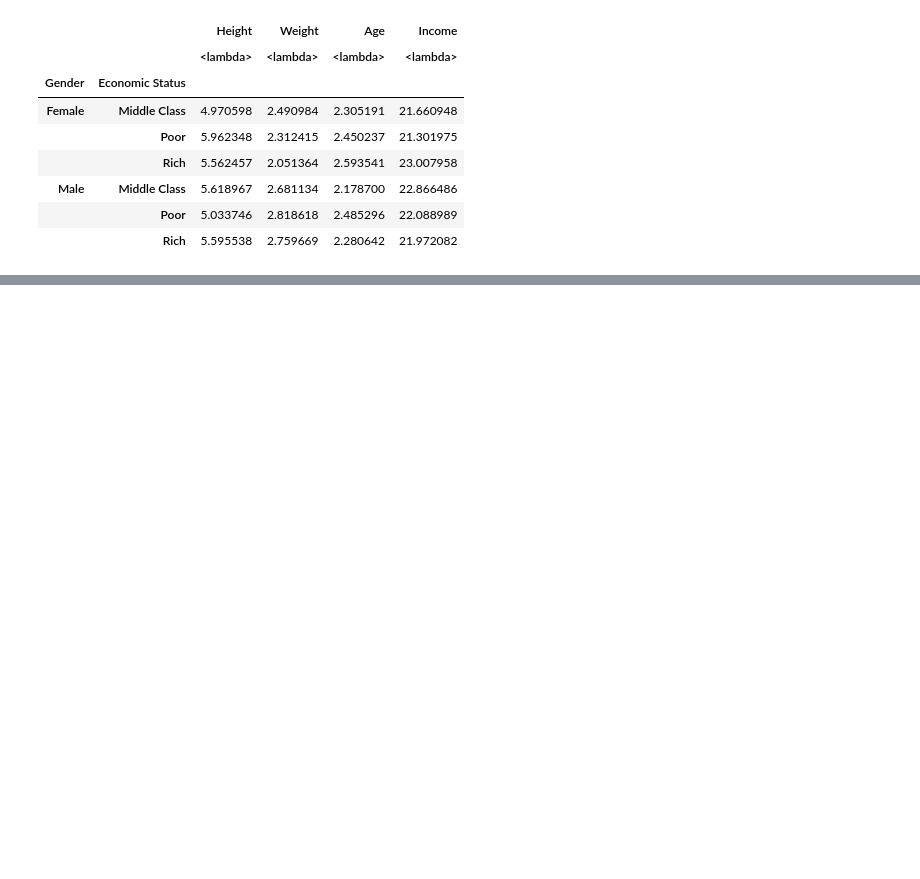
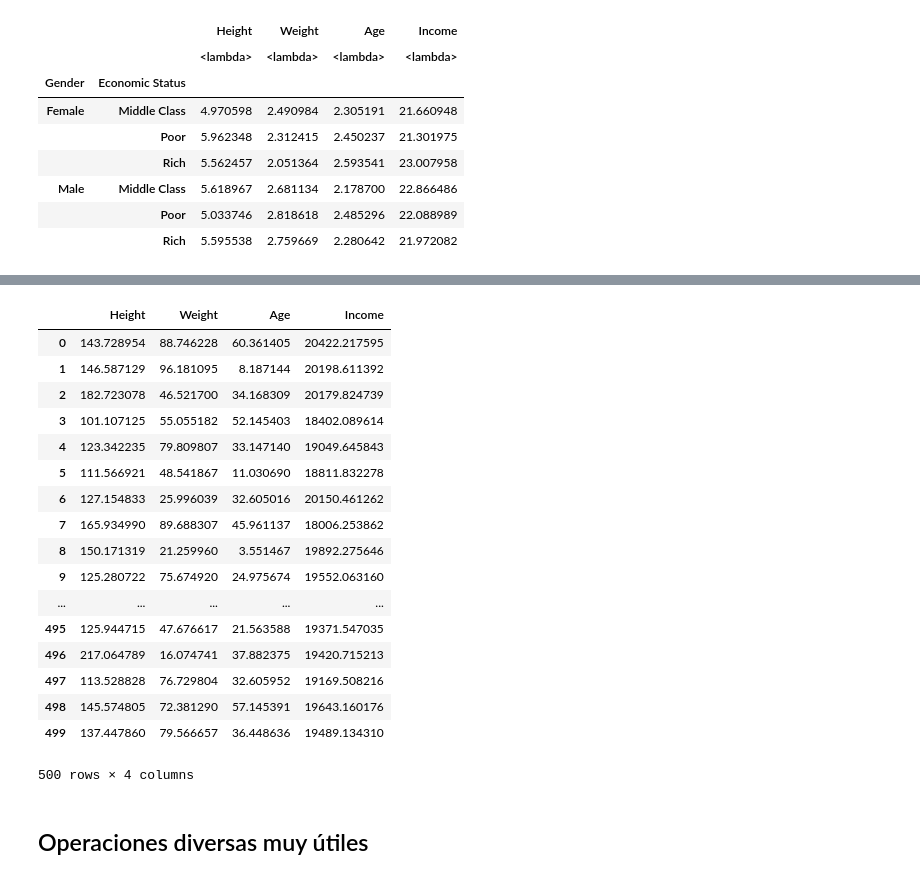
Before and after one commit to elugo00/machine-learning-python-course, a Jupyter notebook: notebooks/T2 - 3 - Data Cleaning - Agrupación de datos.ipynb, the cells around one changed output, grey strips where cells are left out. Drawn from its saved outputs; the diff is of its cells as text; code cells hidden in the pictures; blank space fills up the shorter version.

```diff
--- a/notebooks/T2 - 3 - Data Cleaning - Agrupación de datos.ipynb
+++ b/notebooks/T2 - 3 - Data Cleaning - Agrupación de datos.ipynb
@@ -285,0 +325,25 @@ double_group.aggregate([lambda x: np.mean(x) / np.std(x)])
+# %%
+fill_na_mean = lambda x: x.fillna(x.mean())
+# %%
+double_group.transform(fill_na_mean)
+# %% [output]
+|  | Height | Weight | Age | Income |
+| 0 | 143.728954 | 88.746228 | 60.361405 | 20422.217595 |
+| 1 | 146.587129 | 96.181095 | 8.187144 | 20198.611392 |
+| 2 | 182.723078 | 46.521700 | 34.168309 | 20179.824739 |
+| 3 | 101.107125 | 55.055182 | 52.145403 | 18402.089614 |
+| 4 | 123.342235 | 79.809807 | 33.147140 | 19049.645843 |
+| 5 | 111.566921 | 48.541867 | 11.030690 | 18811.832278 |
+| 6 | 127.154833 | 25.996039 | 32.605016 | 20150.461262 |
+| 7 | 165.934990 | 89.688307 | 45.961137 | 18006.253862 |
+| 8 | 150.171319 | 21.259960 | 3.551467 | 19892.275646 |
+| 9 | 125.280722 | 75.674920 | 24.975674 | 19552.063160 |
+| ... | ... | ... | ... | ... |
+| 495 | 125.944715 | 47.676617 | 21.563588 | 19371.547035 |
+| 496 | 217.064789 | 16.074741 | 37.882375 | 19420.715213 |
+| 497 | 113.528828 | 76.729804 | 32.605952 | 19169.508216 |
+| 498 | 145.574805 | 72.381290 | 57.145391 | 19643.160176 |
+| 499 | 137.447860 | 79.566657 | 36.448636 | 19489.134310 |
+500 rows × 4 columns
+# %% [markdown]
+## Operaciones diversas muy útiles
```
Also changed, not shown: parts of 40 cells of this notebook.
